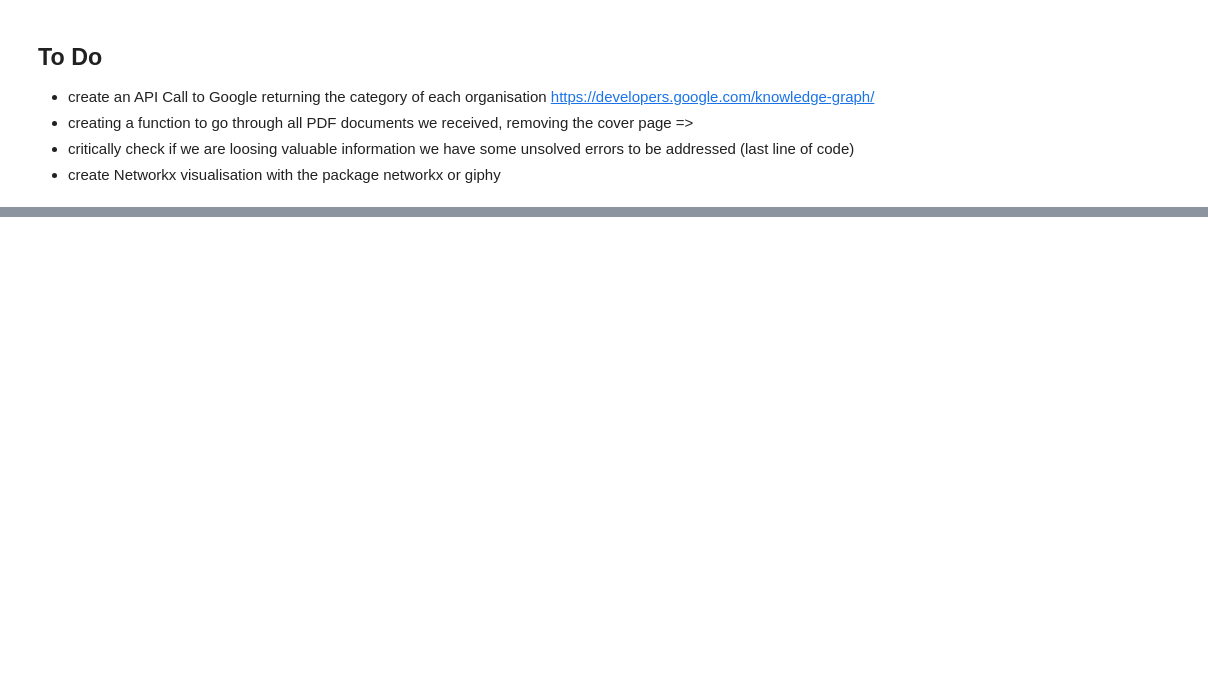
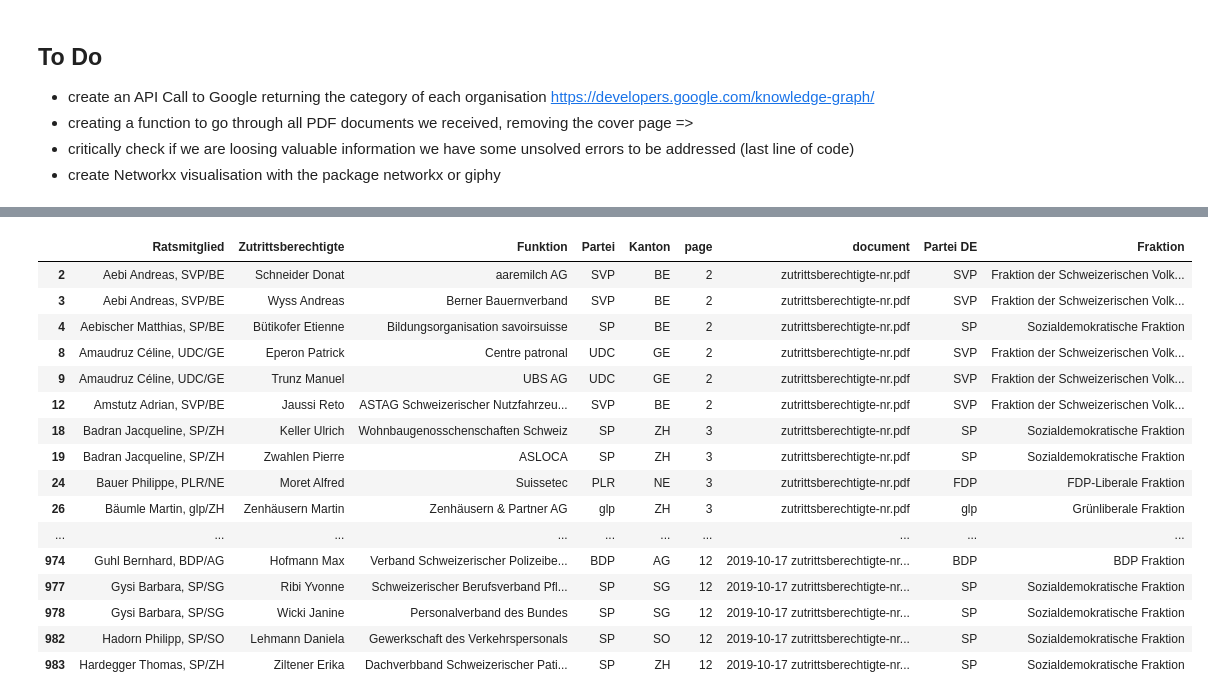
Before and after one commit to danielbarco/Swiss_Parliament_Network, a Jupyter notebook: PARL/Swiss_Parliament_Network_Analysis.ipynb, the cells around one changed output, grey strips where cells are left out. Drawn from its saved outputs; the diff is of its cells as text; code cells hidden in the pictures; blank space fills up the shorter version.

Commit message:
Updated with Fraktion and Google API

```diff
--- a/PARL/Swiss_Parliament_Network_Analysis.ipynb
+++ b/PARL/Swiss_Parliament_Network_Analysis.ipynb
@@ -251,2 +132,5 @@ df
+# %%
+df = df[['Ratsmitglied','Zutrittsberechtigte','Funktion','Partei','Kanton','page','document']]
+df
 # %%
 # Unsolved Errors
@@ -267,0 +145,36 @@ df[df['Partei'].isna()]
+# %%
+#Create Dict for Parties
+to_DE = {'PDB':'BDP',
+ 'PDC':'CVP',
+ 'csp':'CVP',
+ 'PEV':'CVP',
+ 'EVP':'CVP',
+  'PLR':'FDP',
+  'PES':'GPS',
+  'PVL':'glp',
+    'pvl':'glp',
+  'LEGA':'SVP',
+  'MCR':'SVP',
+ 'MCG': 'SVP',
+ 'UDC':'SVP',
+ 'PS':'SP',
+ 'PdT':'GPS',
+ 'PSS': 'SP',
+ 'LDP': 'FDP',
+ }
+
+to_Fraktion = {
+     'glp':'Grünliberale Fraktion',
+     'CVP':'CVP-Fraktion',
+     'BDP':'BDP Fraktion',
+     'FDP':'FDP-Liberale Fraktion',
+     'SP':'Sozialdemokratische Fraktion',
+     'SVP':'Fraktion der Schweizerischen Volkspartei',
+     'GPS':'Grüne Fraktion',
+ }
+# %%
+# exchange FR party names with DE names
+df['Partei DE'] = df['Partei'].map(to_DE)
+df['Partei DE'].fillna(value=df['Partei'],inplace=True)
+df['Fraktion'] = df['Partei DE'].map(to_Fraktion)
+df
@@ -267,0 +220,24 @@ df[df['Partei'].isna()]
+# %%
+# drop NAs and Persönliche MA etc.
+not_useful_Funktion = ['Gast','Collaboratore/trice personale','Collaborateur(rice) personnel(le)','Invité(e)','Persönliche/r Mitarbeiter/in']
+df_funktion = df.dropna(subset=['Funktion'])
+df_funktion = df_funktion[~df_funktion['Funktion'].isin(not_useful_Funktion)]
+df_funktion
+# %% [output]
+|  | Ratsmitglied | Zutrittsberechtigte | Funktion | Partei | Kanton | page | document | Partei DE | Fraktion |
+| 2 | Aebi Andreas, SVP/BE | Schneider Donat | aaremilch AG | SVP | BE | 2 | zutrittsberechtigte-nr.pdf | SVP | Fraktion der Schweizerischen Volk... |
+| 3 | Aebi Andreas, SVP/BE | Wyss Andreas | Berner Bauernverband | SVP | BE | 2 | zutrittsberechtigte-nr.pdf | SVP | Fraktion der Schweizerischen Volk... |
+| 4 | Aebischer Matthias, SP/BE | Bütikofer Etienne | Bildungsorganisation savoirsuisse | SP | BE | 2 | zutrittsberechtigte-nr.pdf | SP | Sozialdemokratische Fraktion |
+| 8 | Amaudruz Céline, UDC/GE | Eperon Patrick | Centre patronal | UDC | GE | 2 | zutrittsberechtigte-nr.pdf | SVP | Fraktion der Schweizerischen Volk... |
+| 9 | Amaudruz Céline, UDC/GE | Trunz Manuel | UBS AG | UDC | GE | 2 | zutrittsberechtigte-nr.pdf | SVP | Fraktion der Schweizerischen Volk... |
+| 12 | Amstutz Adrian, SVP/BE | Jaussi Reto | ASTAG Schweizerischer Nutzfahrzeu... | SVP | BE | 2 | zutrittsberechtigte-nr.pdf | SVP | Fraktion der Schweizerischen Volk... |
+| 18 | Badran Jacqueline, SP/ZH | Keller Ulrich | Wohnbaugenosschenschaften Schweiz | SP | ZH | 3 | zutrittsberechtigte-nr.pdf | SP | Sozialdemokratische Fraktion |
+| 19 | Badran Jacqueline, SP/ZH | Zwahlen Pierre | ASLOCA | SP | ZH | 3 | zutrittsberechtigte-nr.pdf | SP | Sozialdemokratische Fraktion |
+| 24 | Bauer Philippe, PLR/NE | Moret Alfred | Suissetec | PLR | NE | 3 | zutrittsberechtigte-nr.pdf | FDP | FDP-Liberale Fraktion |
+| 26 | Bäumle Martin, glp/ZH | Zenhäusern Martin | Zenhäusern & Partner AG | glp | ZH | 3 | zutrittsberechtigte-nr.pdf | glp | Grünliberale Fraktion |
+| ... | ... | ... | ... | ... | ... | ... | ... | ... | ... |
+| 974 | Guhl Bernhard, BDP/AG | Hofmann Max | Verband Schweizerischer Polizeibe... | BDP | AG | 12 | 2019-10-17 zutrittsberechtigte-nr... | BDP | BDP Fraktion |
+| 977 | Gysi Barbara, SP/SG | Ribi Yvonne | Schweizerischer Berufsverband Pfl... | SP | SG | 12 | 2019-10-17 zutrittsberechtigte-nr... | SP | Sozialdemokratische Fraktion |
+| 978 | Gysi Barbara, SP/SG | Wicki Janine | Personalverband des Bundes | SP | SG | 12 | 2019-10-17 zutrittsberechtigte-nr... | SP | Sozialdemokratische Fraktion |
+| 982 | Hadorn Philipp, SP/SO | Lehmann Daniela | Gewerkschaft des Verkehrspersonals | SP | SO | 12 | 2019-10-17 zutrittsberechtigte-nr... | SP | Sozialdemokratische Fraktion |
+| 983 | Hardegger Thomas, SP/ZH | Ziltener Erika | Dachverbband Schweizerischer Pati... | SP | ZH | 12 | 2019-10-17 zutrittsberechtigte-nr... | SP | Sozialdemokratische Fraktion |
```
Also changed, not shown: parts of 26 cells of this notebook, 2 other files.
